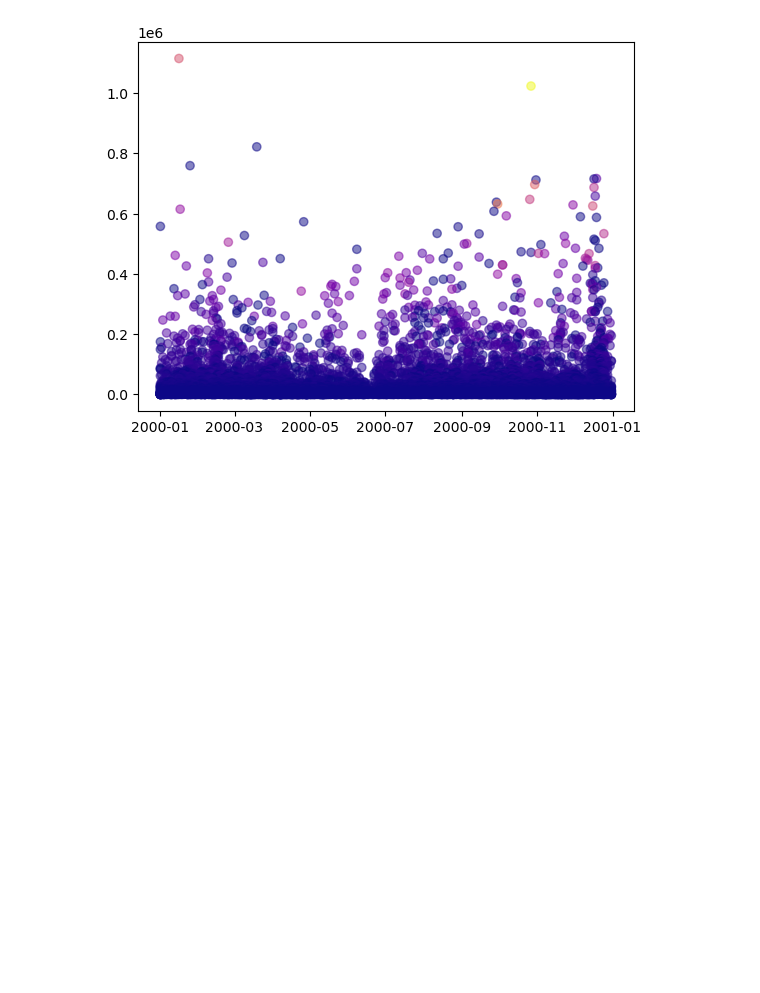
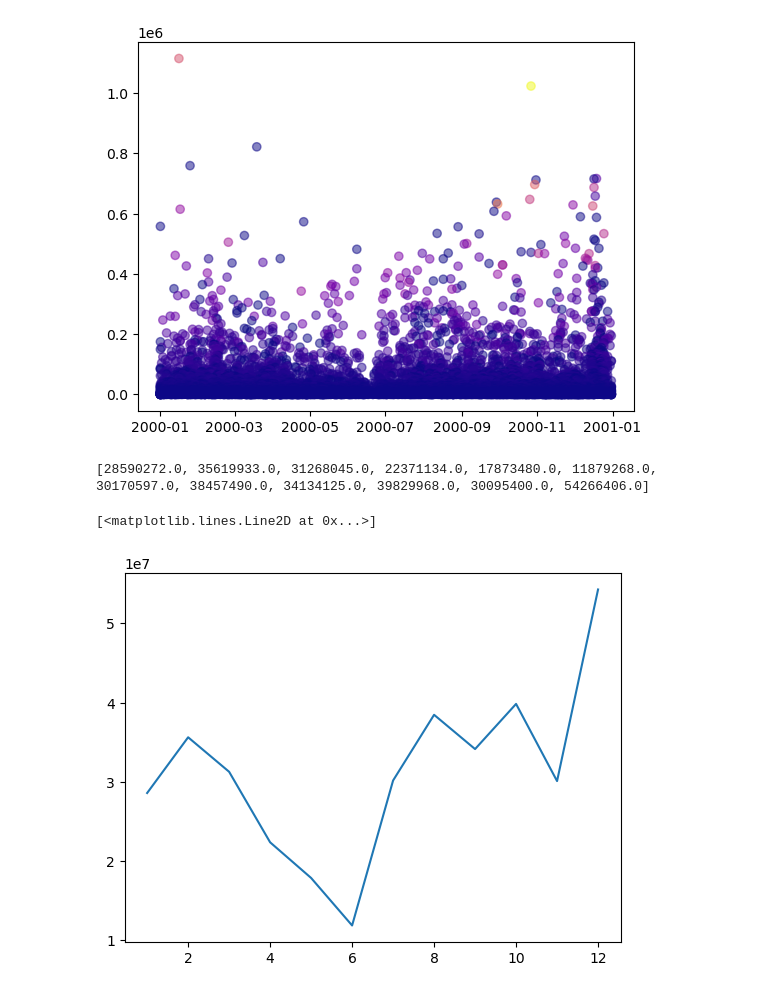
Before and after one commit to elmanevala/LeffatLoskatJaLantit, a Jupyter notebook: data_cleanup/moviedata.ipynb, the cells around one changed output. Cells and saved outputs as stored; diff of their text form; code cells hidden in the pictures; blank space fills up the shorter version.

```diff
--- a/data_cleanup/moviedata.ipynb
+++ b/data_cleanup/moviedata.ipynb
@@ -100,0 +105,13 @@ array(['Action', 'Adult', 'Adventure', 'Animation', 'Biography', 'Comedy',
+# %%
+#(start day, end day, day tag)
+seasons = [('2000-01-01', '2000-01-08', 'NY'), ('2000-12-26', '2000-12-31', 'NY'), ('2000-02-07', '2000-02-21', 'VD'), ('2000-04-28', '2000-05-04', 'MD'), ('2000-06-14', '2000-06-30', 'MS'), ('2000-09-01', '2000-09-15', 'BS'), ('2000-10-01', '2000-10-31', 'HL'), ('2000-11-21', '2000-11-30', 'BF'), ('2000-12-01', '2000-12-11', 'ID'), ('2000-12-01', '2000-12-25', 'CH')]
+
+def season_check(date):
+    for tupl in seasons:
+        if datetime.strptime(tupl[0], '%Y-%m-%d') <= date <= datetime.strptime(tupl[1], '%Y-%m-%d'):
+            return tupl[2]
+    return np.nan
+
+
+df['season'] = df['Pvm'].apply(lambda x: season_check(x))
+df
@@ -108,3 +143,16 @@ plt.scatter(x=df['Pvm'], y=df['Katsojat'], c=df['Tulot'], alpha=0.5, cmap='plasm
 # %% [output]
 <matplotlib.collections.PathCollection at 0x...>
 [figure]
+# %%
+katsojasumma = []
+
+for i in range(1, 13):
+    katsojasumma.append(df.loc[df['Pvm'].apply(lambda x: x.month) == i, 'Katsojat'].sum())
+
+print(katsojasumma)
+
+plt.plot(range(1,13), katsojasumma)
+# %% [output]
+[28590272.0, 35619933.0, 31268045.0, 22371134.0, 17873480.0, 11879268.0, 30170597.0, 38457490.0, 34134125.0, 39829968.0, 30095400.0, 54266406.0]
+[<matplotlib.lines.Line2D at 0x...>]
+[figure, added]
```
Also changed, not shown: parts of 6 cells of this notebook.
